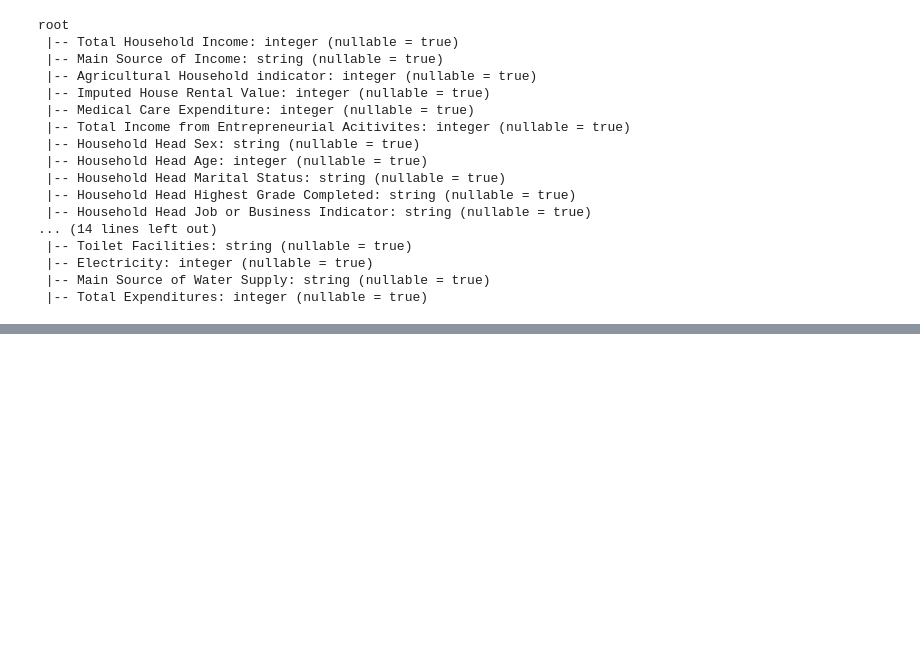
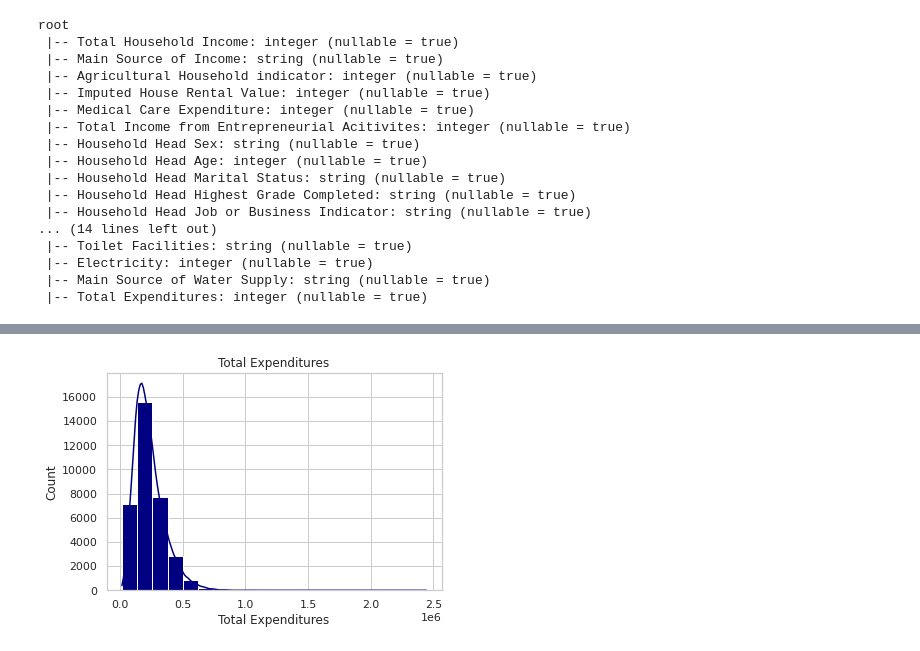
Before and after one commit to sconc/722DataMining, a Jupyter notebook: Iteration4.ipynb, the cells around one changed output, grey strips where cells are left out. Drawn from its saved outputs; the diff is of its cells as text; code cells hidden in the pictures; blank space fills up the shorter version.

```diff
--- a/Iteration4.ipynb
+++ b/Iteration4.ipynb
@@ -940,0 +1130,10 @@ statsupdate.select(displayCols).summary().show()
+# %%
+sns.histplot(data = newstats.toPandas()
+            ,x = 'Total Expenditures'
+            ,color = 'navy'
+            ,alpha = 1
+            ,bins = 20
+            ,kde=True).set(title='Total Expenditures')
+plt.show()
+# %% [output]
+[figure, added]
```
Also changed, not shown: parts of 25 cells of this notebook.
